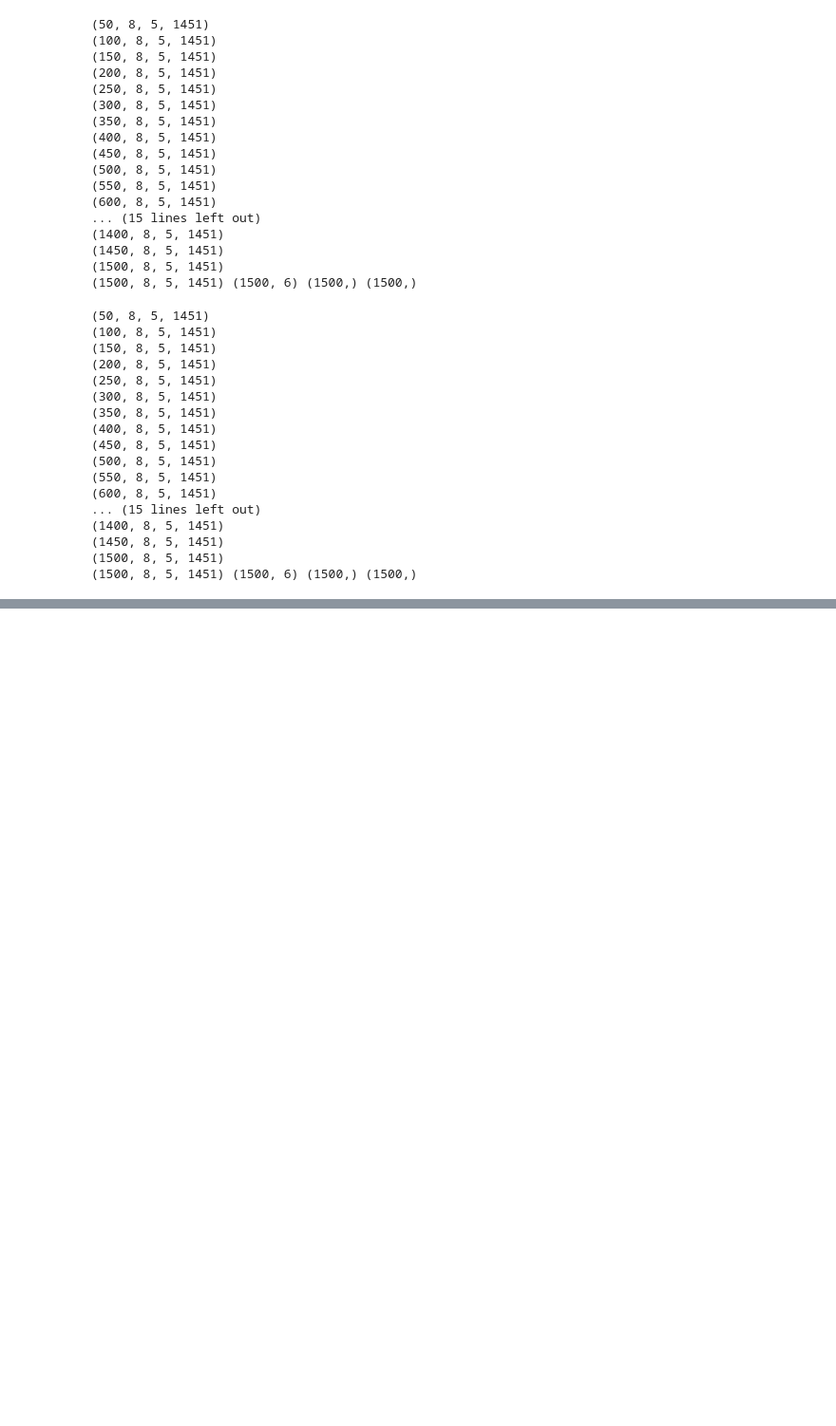
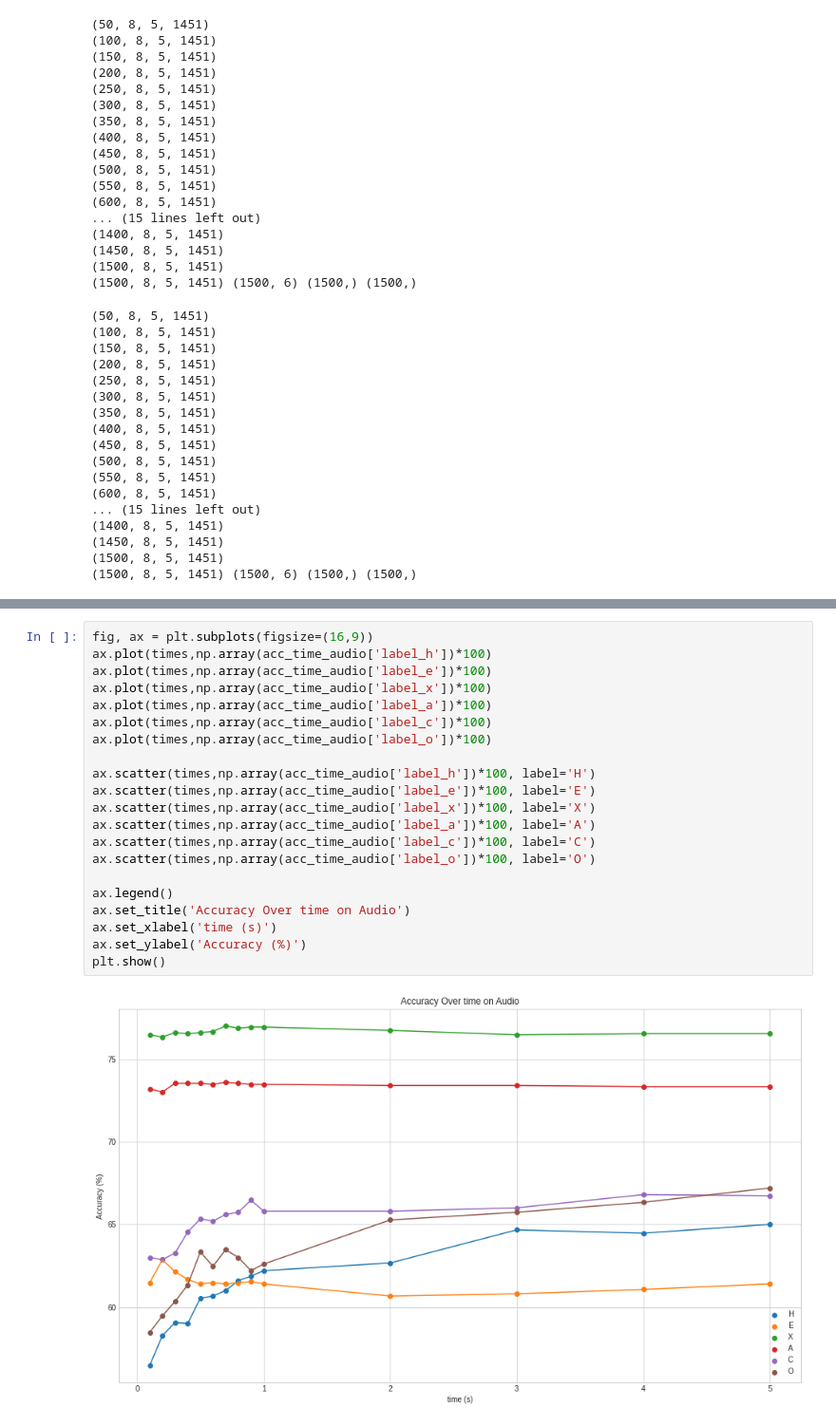
Before and after one commit to akraradets/2021JanHCI, a Jupyter notebook: 3-preprocess/4-Hypothesis2.ipynb, the cells around one changed output, grey strips where cells are left out. Shown at 95% size. Drawn from its saved outputs; the diff is of its cells as text; blank space fills up the shorter version.

```diff
--- a/3-preprocess/4-Hypothesis2.ipynb
+++ b/3-preprocess/4-Hypothesis2.ipynb
@@ -199,0 +318,23 @@ for eeg_type in ['image','audio']:
+# %%
+fig, ax = plt.subplots(figsize=(16,9))
+ax.plot(times,np.array(acc_time_audio['label_h'])*100)
+ax.plot(times,np.array(acc_time_audio['label_e'])*100)
+ax.plot(times,np.array(acc_time_audio['label_x'])*100)
+ax.plot(times,np.array(acc_time_audio['label_a'])*100)
+ax.plot(times,np.array(acc_time_audio['label_c'])*100)
+ax.plot(times,np.array(acc_time_audio['label_o'])*100)
+
+ax.scatter(times,np.array(acc_time_audio['label_h'])*100, label='H')
+ax.scatter(times,np.array(acc_time_audio['label_e'])*100, label='E')
+ax.scatter(times,np.array(acc_time_audio['label_x'])*100, label='X')
+ax.scatter(times,np.array(acc_time_audio['label_a'])*100, label='A')
+ax.scatter(times,np.array(acc_time_audio['label_c'])*100, label='C')
+ax.scatter(times,np.array(acc_time_audio['label_o'])*100, label='O')
+
+ax.legend()
+ax.set_title('Accuracy Over time on Audio')
+ax.set_xlabel('time (s)')
+ax.set_ylabel('Accuracy (%)')
+plt.show()
+# %% [output]
+[figure, added]
```
Also changed, not shown: parts of 7 cells of this notebook.
